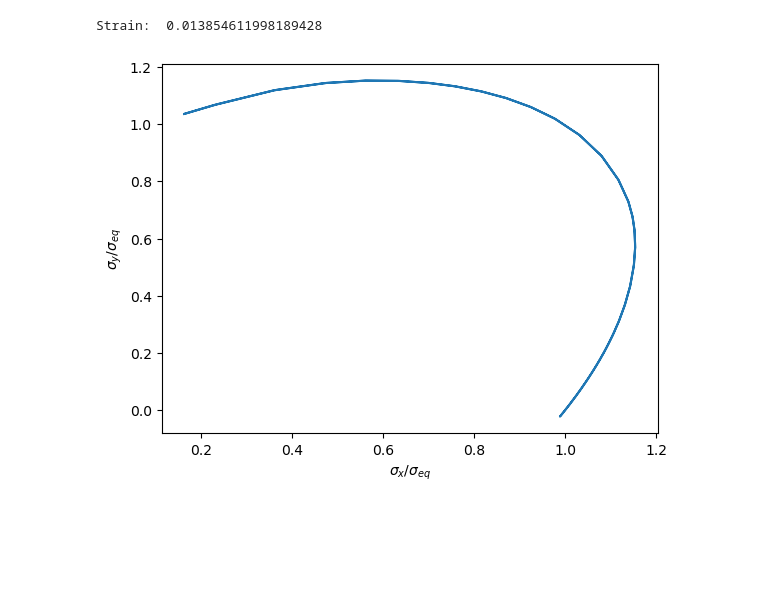
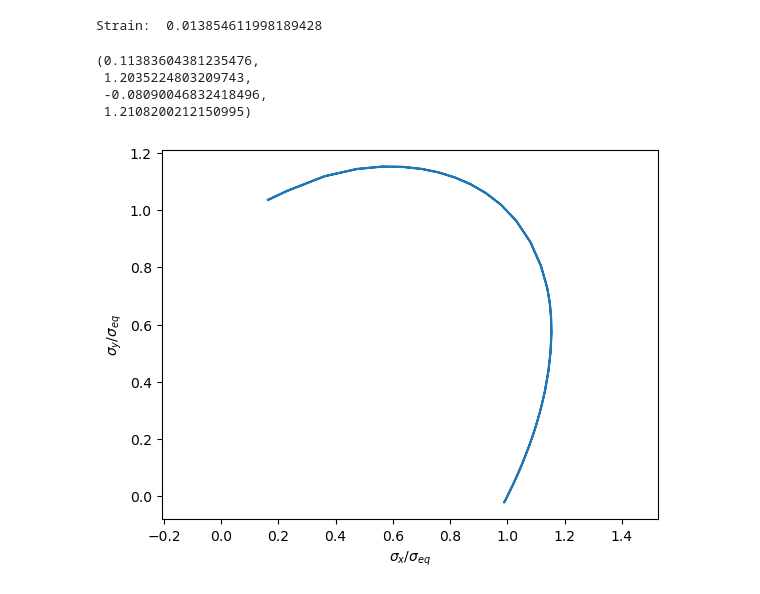
Before and after one commit to Kevoyuan/Material_Model, a Jupyter notebook: fit_tri.ipynb, the cells around one changed output. Saved outputs shown, nothing was run; the diff lists cells and outputs as text; code cells hidden in the pictures; blank space fills up the shorter version.

Commit message:
axis equal

```diff
--- a/fit_tri.ipynb
+++ b/fit_tri.ipynb
@@ -213,31 +213,36 @@ sig_eq_path = f"{file}/sigma_eq.csv"
 
 df_x = pd.read_csv(sig_x_path, header=1)
 df_y = pd.read_csv(sig_y_path, header=1)
 df_eq = pd.read_csv(sig_eq_path, header=1)
 
 
 column_headers_x = list(df_x.columns.values)
 column_headers_y = list(df_y.columns.values)
 column_headers_eq = list(df_eq.columns.values)
 
 
 
 
 
 sigma_x = df_x[column_headers_x[1]]
 sigma_y = df_y[column_headers_y[1]]
 sigma_eq = df_eq[column_headers_eq[1]]
 
 y = sigma_y/sigma_eq
 x = sigma_x/sigma_eq
 
 # plt.scatter(x, y)
 plt.plot(x, y, "-")
 
 
 plt.xlabel(r'$\sigma_x/\sigma_{eq}$')
 
 plt.ylabel(r'$\sigma_y/\sigma_{eq}$')
 plt.savefig(file+f"/sigma.svg")
+plt.axis("equal")
 # %% [output]
+(0.11383604381235476,
+ 1.2035224803209743,
+ -0.08090046832418496,
+ 1.2108200212150995)
-[figure, old version]
+[figure, new version]
```
Also changed, not shown: 1 other file.
